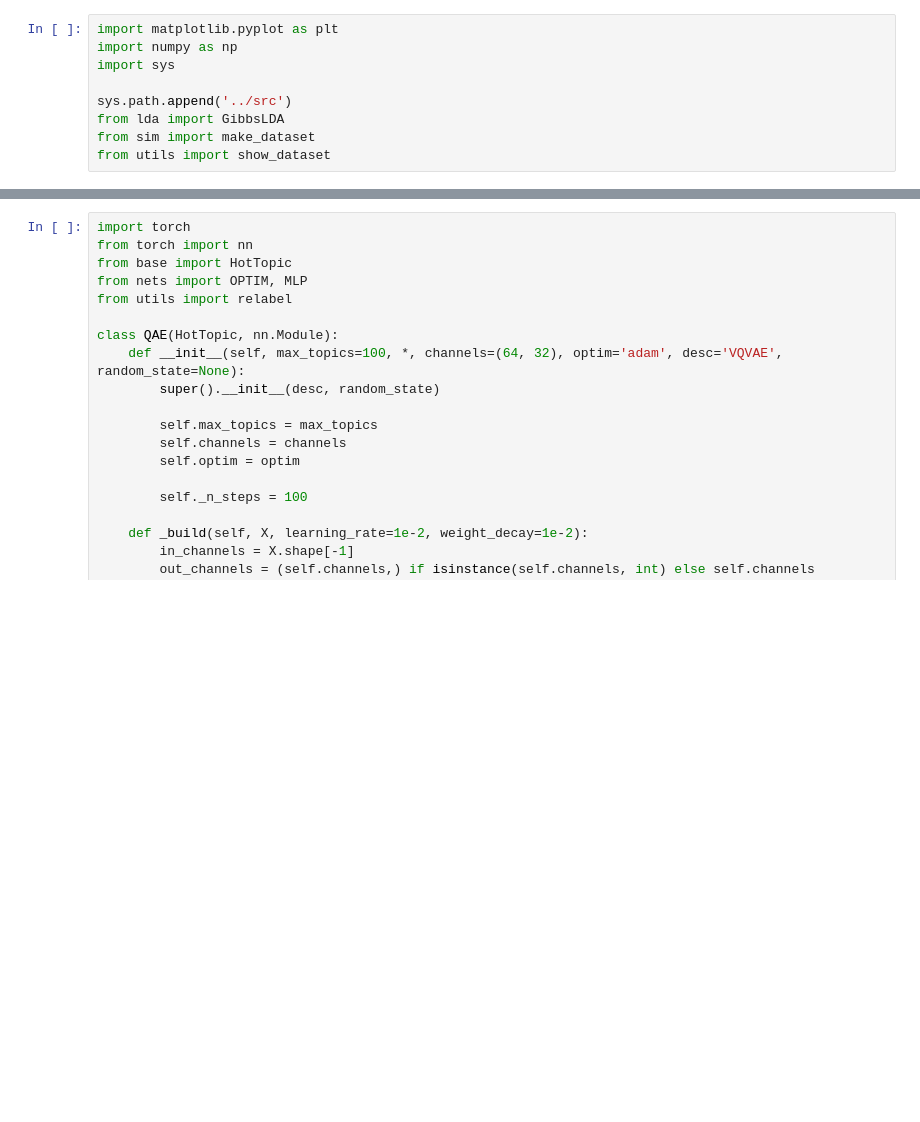
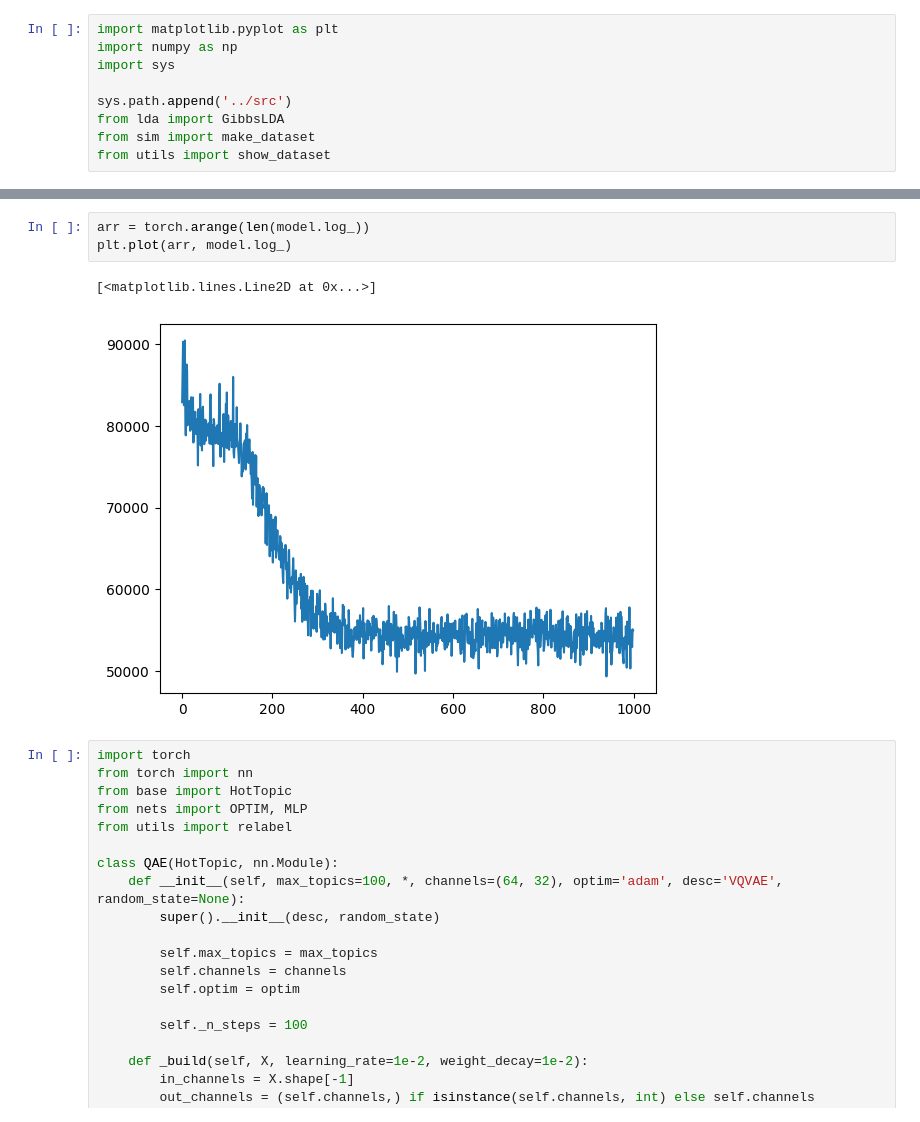
Before and after one commit to craigfouts/asterism, a Jupyter notebook: notebooks/sandbox.ipynb, the cells around one changed output, grey strips where cells are left out. Saved outputs shown, nothing was run; the diff lists cells and outputs as text; blank space fills up the shorter version.

```diff
--- a/notebooks/sandbox.ipynb
+++ b/notebooks/sandbox.ipynb
@@ -63,3 +97,9 @@ class LDA(HotTopic):  # TODO
+# %%
+arr = torch.arange(len(model.log_))
+plt.plot(arr, model.log_)
+# %% [output]
+[<matplotlib.lines.Line2D at 0x...>]
+[figure, added]
 # %%
 import torch
 from torch import nn
```
Also changed, not shown: parts of 3 cells of this notebook, 4 other files.
